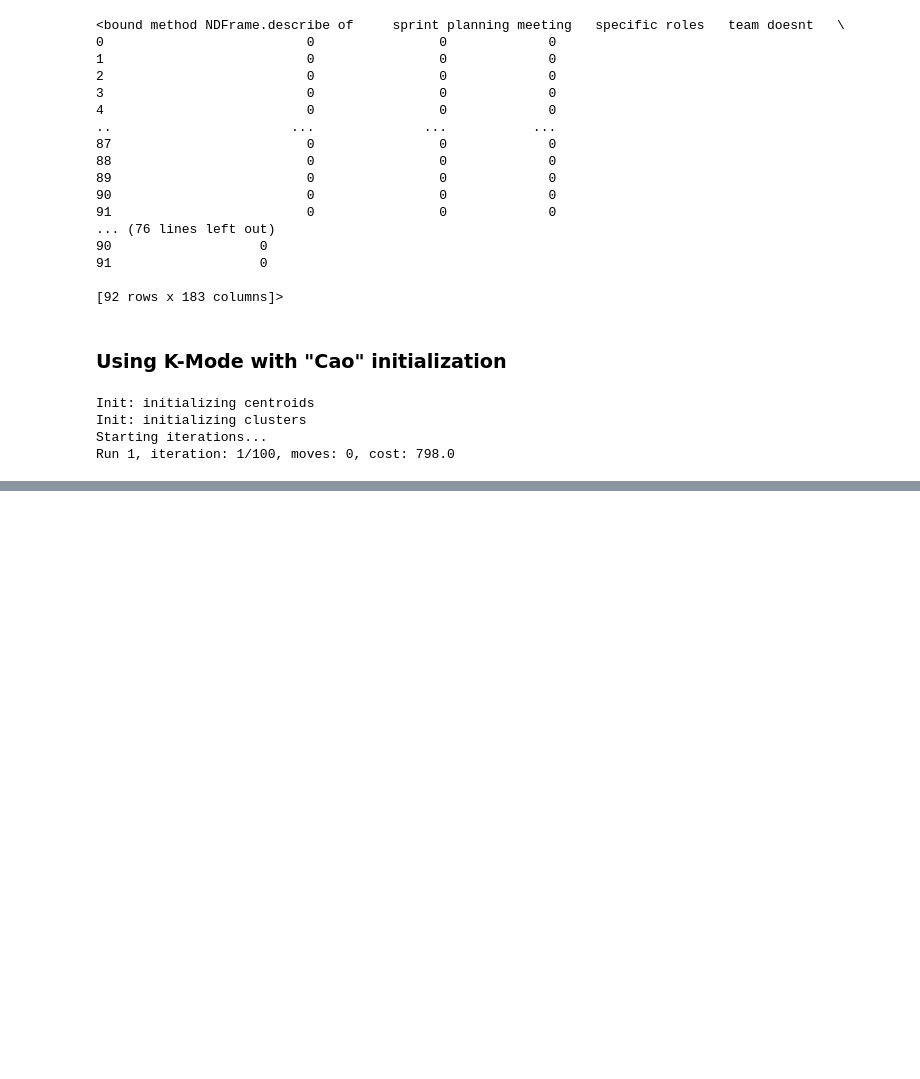
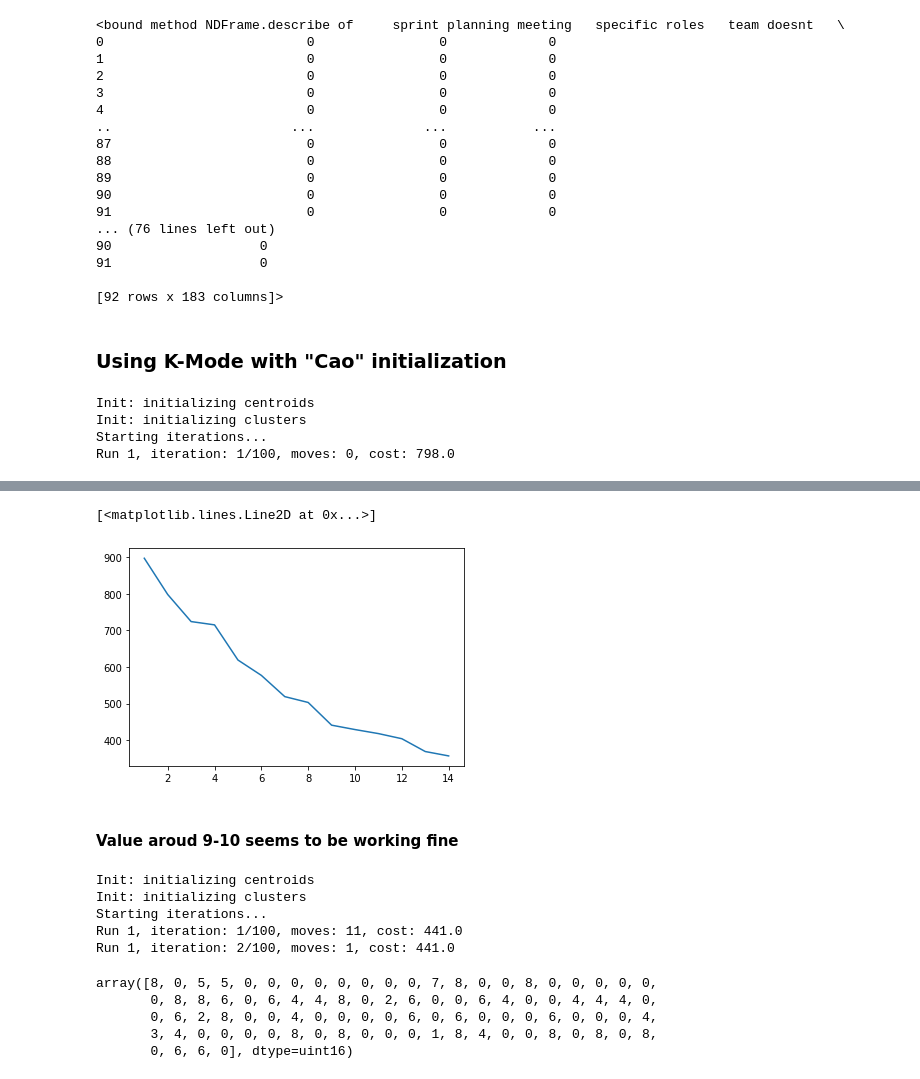
Before and after one commit to mananmadan/Learning-Perspectives, a Jupyter notebook: code/experimental/K-Modes.ipynb, the cells around one changed output, grey strips where cells are left out. Saved outputs shown, nothing was run; the diff lists cells and outputs as text; code cells hidden in the pictures; blank space fills up the shorter version.

Commit message:
clustering seems to be working fine :heavy_check_mark:

```diff
--- a/code/experimental/K-Modes.ipynb
+++ b/code/experimental/K-Modes.ipynb
@@ -100,0 +132,6 @@ Run 1, iteration: 1/100, moves: 0, cost: 798.0
+# %%
+cost = []
+for num_clusters in list(range(1,15)):
+    kmode = KModes(n_clusters=num_clusters, init = "Cao", n_init = 1, verbose=1)
+    kmode.fit_predict(df)
+    cost.append(kmode.cost_)
@@ -100,0 +156,25 @@ Run 1, iteration: 1/100, moves: 0, cost: 798.0
+# %%
+y = np.array([i for i in range(1,15)])
+plt.plot(y,cost)
+# %% [output]
+[<matplotlib.lines.Line2D at 0x...>]
+[figure, added]
+# %% [markdown]
+#### Value aroud 9-10 seems to be working fine
+# %%
+km_cao = KModes(n_clusters=9, init = "Cao", n_init = 1, verbose=1)
+fitClusters_cao = km_cao.fit_predict(df)
+# %% [output]
+Init: initializing centroids
+Init: initializing clusters
+Starting iterations...
+Run 1, iteration: 1/100, moves: 11, cost: 441.0
+Run 1, iteration: 2/100, moves: 1, cost: 441.0
+# %%
+fitClusters_cao
+# %% [output]
+array([8, 0, 5, 5, 0, 0, 0, 0, 0, 0, 0, 0, 7, 8, 0, 0, 8, 0, 0, 0, 0, 0,
+       0, 8, 8, 6, 0, 6, 4, 4, 8, 0, 2, 6, 0, 0, 6, 4, 0, 0, 4, 4, 4, 0,
+       0, 6, 2, 8, 0, 0, 4, 0, 0, 0, 0, 6, 0, 6, 0, 0, 0, 6, 0, 0, 0, 4,
+       3, 4, 0, 0, 0, 0, 8, 0, 8, 0, 0, 0, 1, 8, 4, 0, 0, 8, 0, 8, 0, 8,
+       0, 6, 6, 0], dtype=uint16)
```
Also changed, not shown: parts of 9 cells of this notebook, 1 other file.
